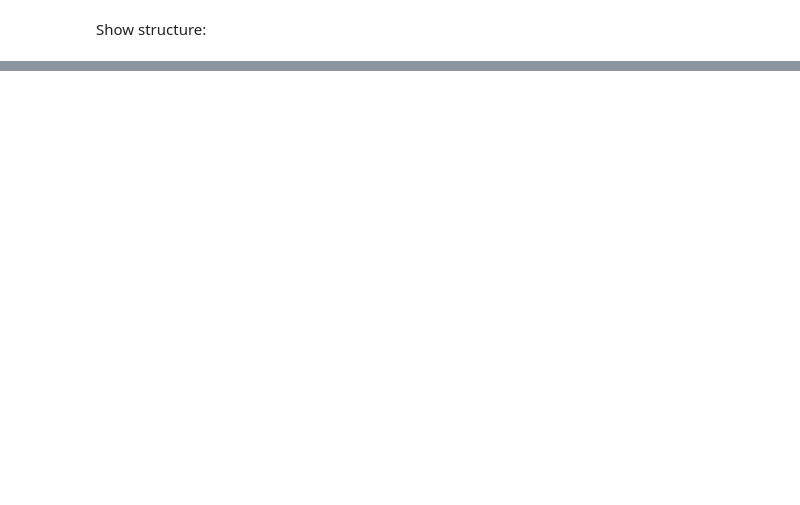
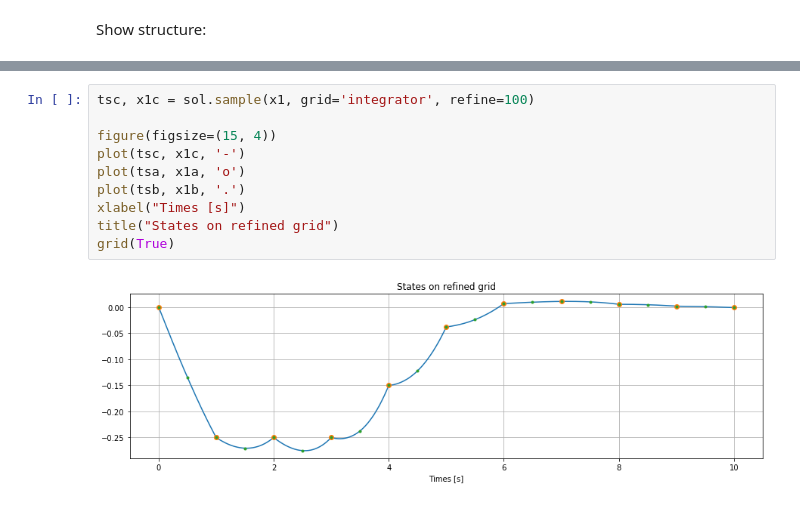
Before and after one commit to meco-group/rockit, a Jupyter notebook: examples/hello_world.ipynb, the cells around one changed output, grey strips where cells are left out. Drawn from its saved outputs; the diff is of its cells as text; blank space fills up the shorter version.

```diff
--- a/examples/hello_world.ipynb
+++ b/examples/hello_world.ipynb
@@ -118,0 +127,12 @@ grid(True)
+# %%
+tsc, x1c = sol.sample(x1, grid='integrator', refine=100)
+
+figure(figsize=(15, 4))
+plot(tsc, x1c, '-')
+plot(tsa, x1a, 'o')
+plot(tsb, x1b, '.')
+xlabel("Times [s]")
+title("States on refined grid")
+grid(True)
+# %% [output]
+[figure, added]
```
Also changed, not shown: parts of 9 cells of this notebook, 1 other file.
